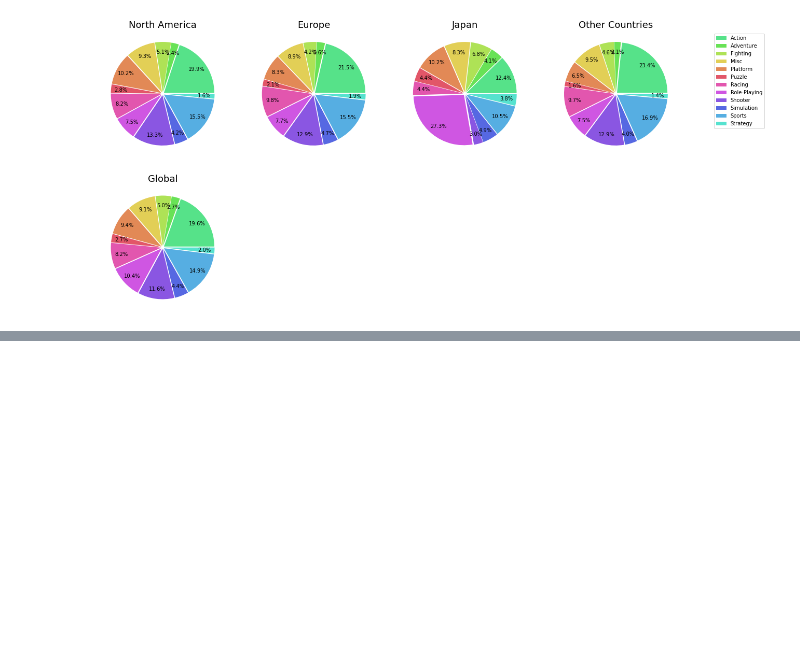
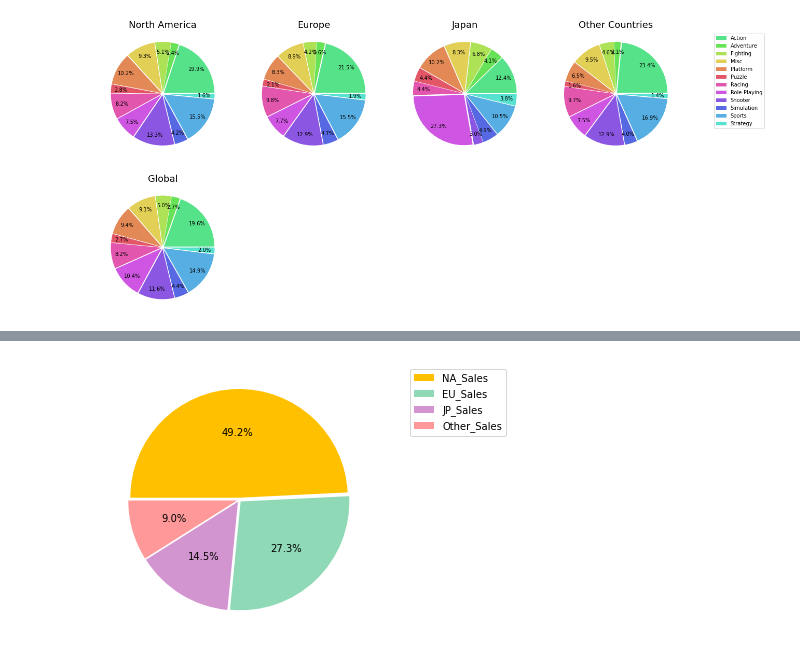
Before and after one commit to nan-park/section1_project, a Jupyter notebook: AI_section1_project.ipynb, the cells around one changed output, grey strips where cells are left out. Cells and saved outputs as stored; diff of their text form; code cells hidden in the pictures; blank space fills up the shorter version.

```diff
--- a/AI_section1_project.ipynb
+++ b/AI_section1_project.ipynb
@@ -505,6 +513,7 @@ ratio['Sum'] = ratio.sum(axis=1)  # 위의 코드와 동일한 기능
 for region in sales_include_sum:
   ratio.loc[region, genre_list] = ratio.loc[region, genre_list] / ratio.loc[region, 'Sum'] * 100
 
+sales_by_region = ratio['Sum']  # 지역별 출고량 합계 따로 저장
 ratio = ratio.drop('Sum', axis=1)
 
 ratio # 지역별 장르 비율
@@ -560,0 +563,12 @@ df_clean.query("Genre == 'Role-Playing' and JP_Sales > 1").sort_values('JP_Sales
+# %%
+# 출고량 지역별 비율
+sales_by_region
+explode = [0.02] * 4
+colors_four = ['#FFC000', '#8FD9B6', '#D395D0', '#FF9999']
+ratio_sales = sales_by_region / sales_by_region['Global_Sales'] * 100
+plt.figure(figsize=(5, 5))
+plt.pie(ratio_sales[sales], autopct='%.1f%%', explode=explode, colors=colors_four, counterclock=False, startangle=180)
+plt.legend(sales, loc='upper right', bbox_to_anchor=(1.5, 1, 0, 0))
+plt.show()
+# %% [output]
+[figure, added]
```
Also changed, not shown: parts of 17 cells of this notebook.
